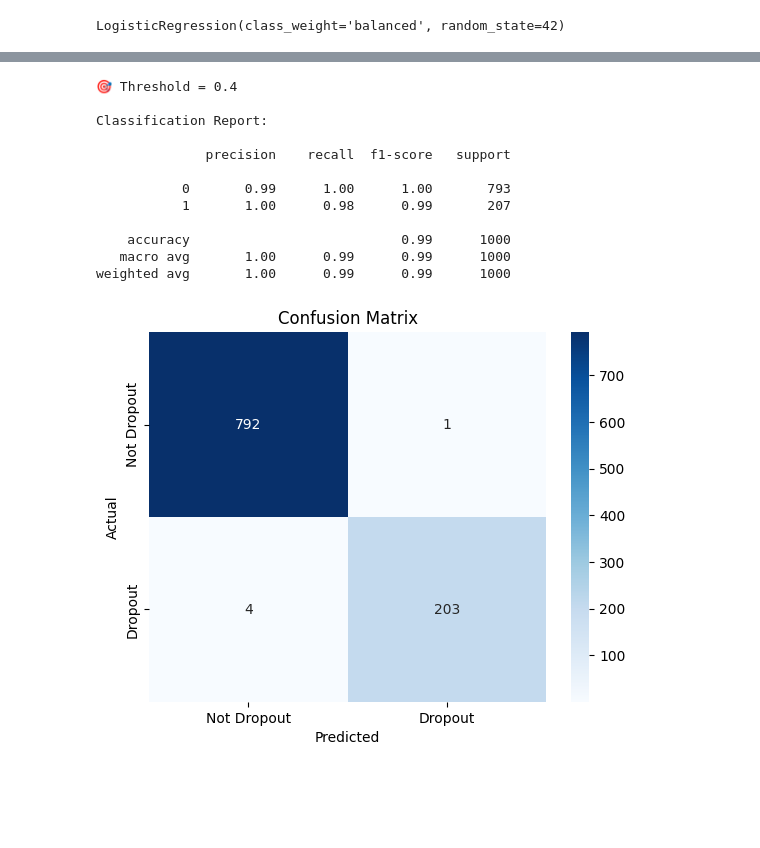
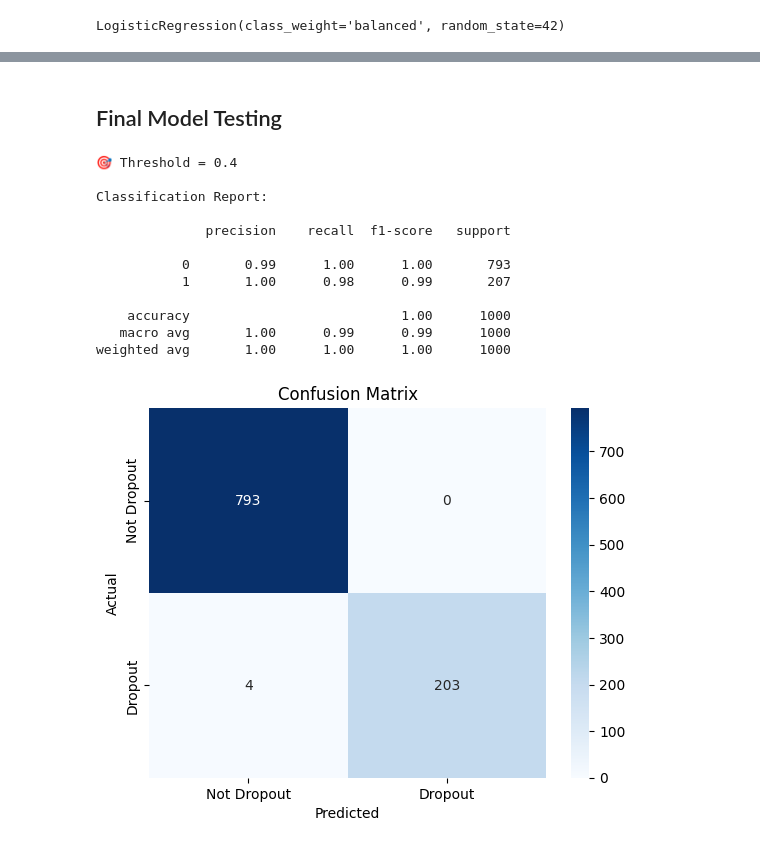
Before and after one commit to Chracker24/JEE_Dropout_ML_Project, a Jupyter notebook: Data Analysis/Feature_Engineering.ipynb, the cells around one changed output, grey strips where cells are left out. Cells and saved outputs as stored; diff of their text form; code cells hidden in the pictures; blank space fills up the shorter version.

```diff
--- a/Data Analysis/Feature_Engineering.ipynb
+++ b/Data Analysis/Feature_Engineering.ipynb
@@ -702,6 +660,6 @@ plt.show()
 [figure]
 # %%
 for i in ["Low","Mid","High"]:
-  x = ((jee[(jee["family_income"]==i) & (jee["dropout"]==1)])[["dropout"]].count()/(jee["dropout"]==1).count())*100
+  x = ((jee[(jee["family_income"]==i) & (jee["dropout"]==1)])["dropout"].count()/(jee["dropout"]==1).count())*100
   print(i,"% : ",x)
 # %% [output]
@@ -714,5 +669,5 @@ dtype: float64
 # %%
 for i in ["Upto 10th","12th","Graduate","PG"]:
-  x = ((jee[(jee["parent_education"]==i) & (jee["dropout"]==1)])[["dropout"]].count()/(jee["dropout"]==1).count())*100
+  x = ((jee[(jee["parent_education"]==i) & (jee["dropout"]==1)])["dropout"].count()/(jee["dropout"]==1).count())*100
   print(i,"% : ",x)
 # %% [output]
@@ -834,3 +779,6 @@ sns.heatmap(pd.crosstab(jee_parent["coaching_institute"],jee_parent["dropout"],
 plt.show()
 # %% [output]
 [figure]
+# %%
+jee_parent["admission_taken"] = jee_family["admission_taken"].copy()
+jee_parent.head()
@@ -837,5 +792,5 @@ plt.show()
 # %%
-jee_parent["parental_support"] = 0.30*jee_parent["daily_study_hours"] + 0.50*jee_parent["family_income"]
-jee_parent[["parental_support","dropout"]].sample(5)
+jee_parent["parental_support"] = 0.30*jee_parent["daily_study_hours"] + 0.20*jee_parent["parent_education"] + 0.05*jee_parent["coaching_institute"]
+jee_parent[["parental_support","dropout"]].sample(7)
 # %% [output]
 |  | parental_support | dropout |
@@ -1104,3 +1018,5 @@ Successfully installed imbalanced-learn-0.13.0 sklearn-compat-0.1.3
+# %% [markdown]
+## Final Model Testing
 # %%
 from sklearn.ensemble import RandomForestClassifier
 from sklearn.model_selection import train_test_split
@@ -1112,7 +1028,7 @@ import seaborn as sns
 import numpy as np
 
 # 1. Split the data
-X = jee_test.drop(columns=["dropout","gap_bin","admission_taken"])
+X = jee_test.drop(columns=["dropout","gap_bin"])
 y = jee_test["dropout"]
 
 X_train, X_test, y_train, y_test = train_test_split(X, y, stratify=y, test_size=0.2, random_state=42)
@@ -1128,33 +1044,33 @@ model.fit(X_res, y_res)
 # 4. Predict probabilities
 y_probs = model.predict_proba(X_test)[:, 1]
 
 # 5. Tune threshold
 threshold = 0.4  # You can experiment with 0.35, 0.5, etc.
 y_pred = (y_probs > threshold).astype(int)
 
 # 6. Print results
 print("🎯 Threshold =", threshold)
 print("\nClassification Report:\n")
 print(classification_report(y_test, y_pred))
 
 # 7. Optional: Confusion matrix
 conf = confusion_matrix(y_test, y_pred)
 sns.heatmap(conf, annot=True, fmt='d', cmap='Blues', xticklabels=["Not Dropout", "Dropout"], yticklabels=["Not Dropout", "Dropout"])
 plt.title("Confusion Matrix")
 plt.xlabel("Predicted")
 plt.ylabel("Actual")
 plt.show()
 # %% [output]
 🎯 Threshold = 0.4
 
 Classification Report:
 
               precision    recall  f1-score   support
 
            0       0.99      1.00      1.00       793
            1       1.00      0.98      0.99       207
 
-    accuracy                           0.99      1000
+    accuracy                           1.00      1000
    macro avg       1.00      0.99      0.99      1000
-weighted avg       1.00      0.99      0.99      1000
+weighted avg       1.00      1.00      1.00      1000
-[figure, old version]
+[figure, new version]
```
Also changed, not shown: parts of 67 cells of this notebook, 1 other file.
